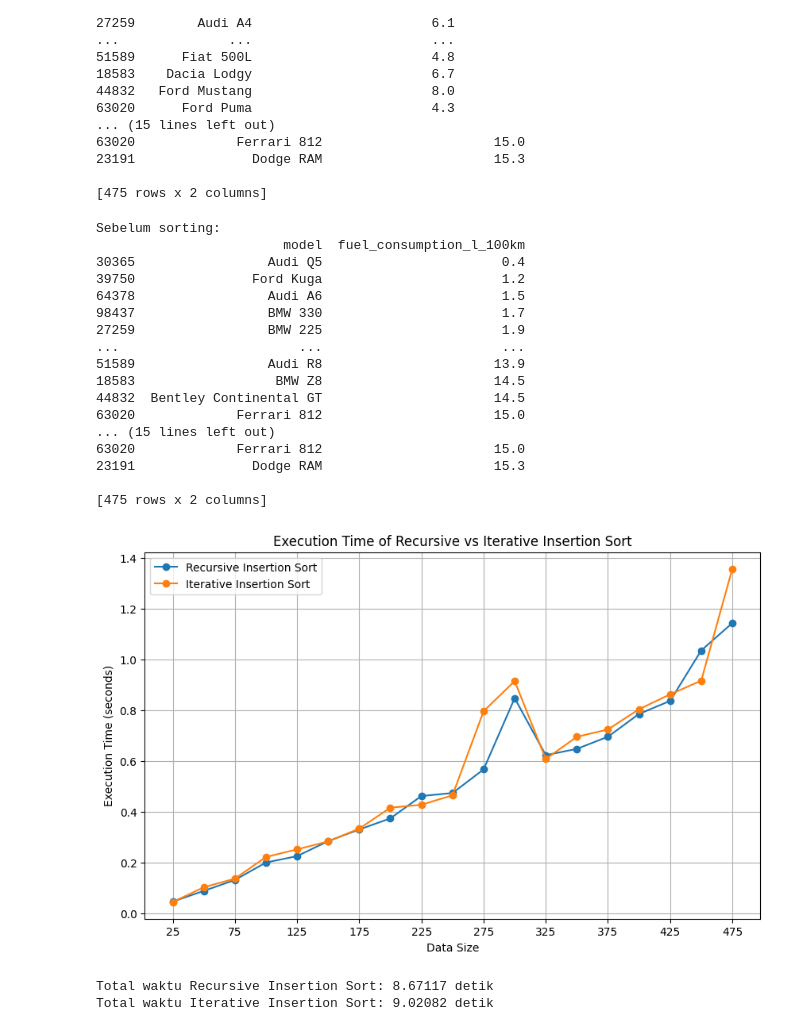
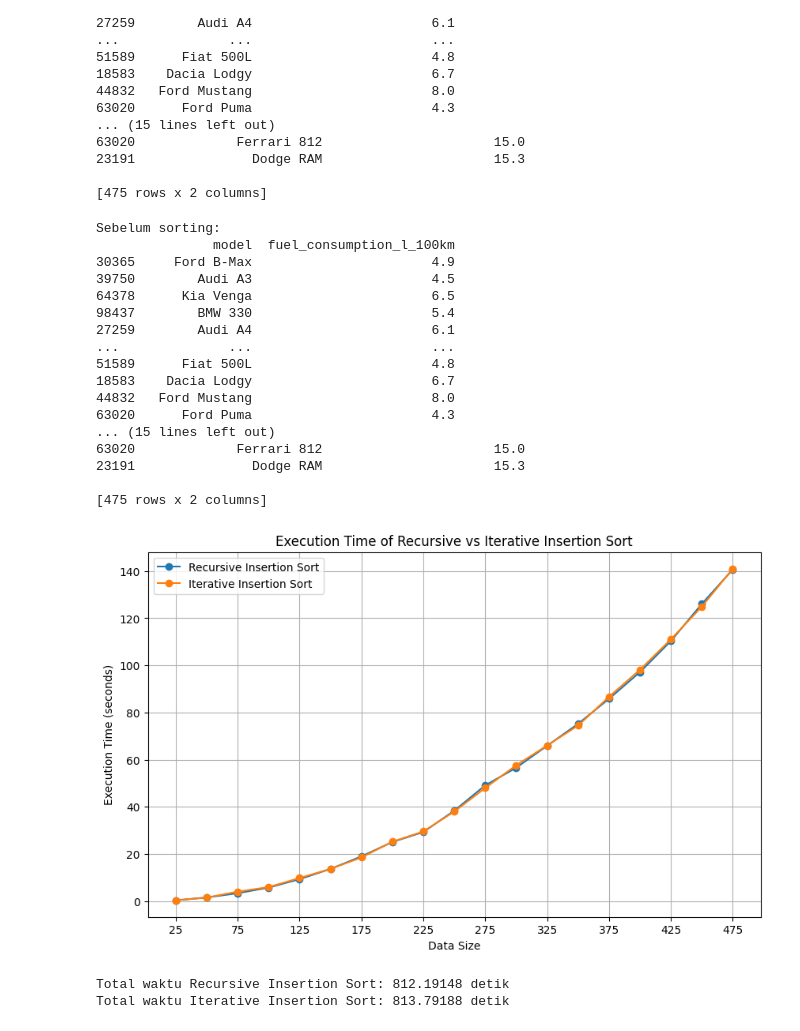
Before and after one commit to RezaArfianta/TubesAKA, a Jupyter notebook: TubesAKA.ipynb, the cells around one changed output. Drawn from its saved outputs; the diff is of its cells as text; code cells hidden in the pictures.

```diff
--- a/TubesAKA.ipynb
+++ b/TubesAKA.ipynb
@@ -140,26 +172,26 @@ def insertion_sort_mobil(random_sample):
         random_sample.iloc[j + 1] = key
 
 print("Sebelum sorting:")
-print(random_sample[['model', 'fuel_consumption_l_100km']])
+print(random_sample_2[['model', 'fuel_consumption_l_100km']])
 
 # Sortir mobil berdasarkan efisiensi BBM
-insertion_sort_mobil(random_sample)
+insertion_sort_mobil(random_sample_2)
 
 print("\nSetelah sorting (paling irit ke paling boros):")
-print(random_sample[['model', 'fuel_consumption_l_100km']])
+print(random_sample_2[['model', 'fuel_consumption_l_100km']])
 # %% [output]
 Sebelum sorting:
-                        model  fuel_consumption_l_100km
-30365                 Audi Q5                       0.4
-39750               Ford Kuga                       1.2
-64378                 Audi A6                       1.5
-98437                 BMW 330                       1.7
-27259                 BMW 225                       1.9
-...                       ...                       ...
-51589                 Audi R8                      13.9
-18583                  BMW Z8                      14.5
-44832  Bentley Continental GT                      14.5
-63020             Ferrari 812                      15.0
+               model  fuel_consumption_l_100km
+30365     Ford B-Max                       4.9
+39750        Audi A3                       4.5
+64378      Kia Venga                       6.5
+98437        BMW 330                       5.4
+27259        Audi A4                       6.1
+...              ...                       ...
+51589      Fiat 500L                       4.8
+18583    Dacia Lodgy                       6.7
+44832   Ford Mustang                       8.0
+63020      Ford Puma                       4.3
 ... (15 lines left out)
 63020             Ferrari 812                      15.0
 23191               Dodge RAM                      15.3
@@ -210,33 +242,34 @@ def iterative_insertion_sort(random_sample):
 data_sizes = range(25, 476, 25)
 recursive_times = []
 iterative_times = []
+random_sample = df.sample(n=475, random_state=42)
 
 for size in data_sizes:
     subset = random_sample.head(size)
     total_recursive_time = sum(recursive_times)
     total_iterative_time = sum(iterative_times)
     # Time recursive insertion sort
     recursive_time = time_insertion_sort(subset.copy(), recursive_insertion_sort)
     recursive_times.append(recursive_time)
 
     # Time iterative insertion sort
     iterative_time = time_insertion_sort(subset.copy(), iterative_insertion_sort)
     iterative_times.append(iterative_time)
 
 # Plotting the results
 plt.figure(figsize=(10, 6))
 plt.plot(data_sizes, recursive_times, label='Recursive Insertion Sort', marker='o')
 plt.plot(data_sizes, iterative_times, label='Iterative Insertion Sort', marker='o')
 plt.xlabel('Data Size')
 plt.ylabel('Execution Time (seconds)')
 plt.title('Execution Time of Recursive vs Iterative Insertion Sort')
 plt.xticks(range(25, 476, 50))
 plt.legend()
 plt.grid(True)
 plt.show()
 print(f"Total waktu Recursive Insertion Sort: {total_recursive_time:.5f} detik")
 print(f"Total waktu Iterative Insertion Sort: {total_iterative_time:.5f} detik")
 # %% [output]
-[figure, old version]
+[figure, new version]
-Total waktu Recursive Insertion Sort: 8.67117 detik
-Total waktu Iterative Insertion Sort: 9.02082 detik
+Total waktu Recursive Insertion Sort: 812.19148 detik
+Total waktu Iterative Insertion Sort: 813.79188 detik
```
Also changed, not shown: parts of 2 cells of this notebook.
